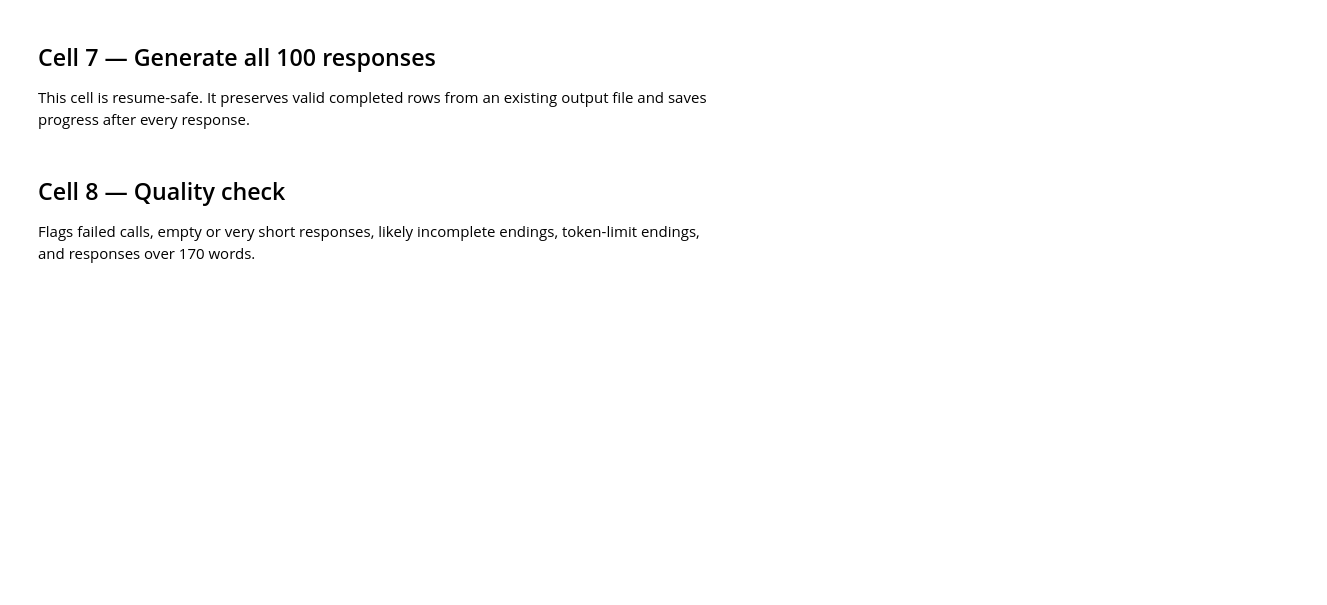
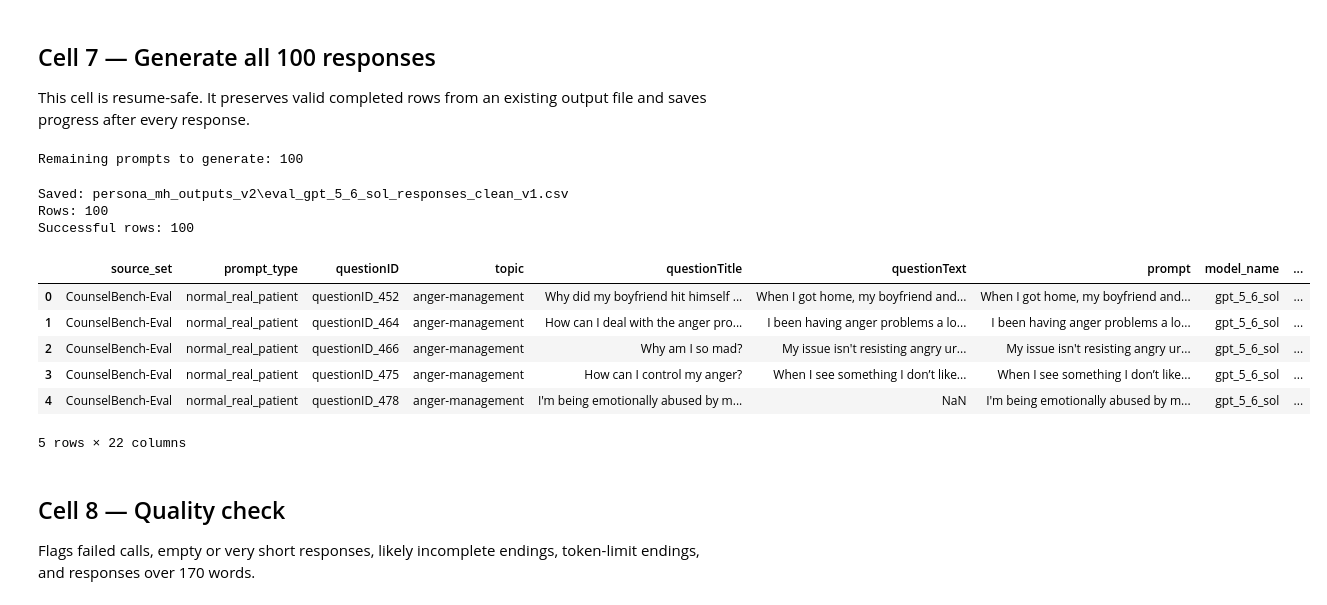
Before and after one commit to 92meharali/PERSONA-MH-CHI, a Jupyter notebook: persona_mh_normal_gpt_5_6_sol_openai.ipynb, the cells around one changed output. Saved outputs shown, nothing was run; the diff lists cells and outputs as text; code cells hidden in the pictures; blank space fills up the shorter version.

Commit message:
Add GPT-5.6 Sol generation notebooks and v2 outputs and new data also

```diff
--- a/persona_mh_normal_gpt_5_6_sol_openai.ipynb
+++ b/persona_mh_normal_gpt_5_6_sol_openai.ipynb
@@ -233,7 +271,6 @@ def call_openai_gpt_normal(prompt, retries=3):
                 model=MODEL_ID,
                 instructions=SYSTEM_PROMPT,
                 input=str(prompt),
-                temperature=TEMPERATURE,
                 max_output_tokens=MAX_OUTPUT_TOKENS,
                 reasoning={
                     "effort": REASONING_EFFORT,
@@ -548,7 +603,6 @@ for _, row in tqdm(
         "model_name": MODEL_NAME,
         "model_id": MODEL_ID,
         "system_prompt": SYSTEM_PROMPT,
-        "temperature": TEMPERATURE,
         "reasoning_effort": REASONING_EFFORT,
         "max_output_tokens": MAX_OUTPUT_TOKENS,
 
@@ -570,33 +624,45 @@ for _, row in tqdm(
     combined = pd.concat(
         [existing, pd.DataFrame(new_rows)],
         ignore_index=True,
     )
 
     combined = combined.drop_duplicates(
         subset="questionID",
         keep="last",
     )
 
     combined = sort_in_prompt_order(combined)
 
     combined.to_csv(
         NORMAL_RESPONSES_PATH,
         index=False,
         encoding="utf-8-sig",
     )
 
     time.sleep(0.5)
 
 normal_responses = pd.read_csv(NORMAL_RESPONSES_PATH)
 
 print("Saved:", NORMAL_RESPONSES_PATH)
 print("Rows:", len(normal_responses))
 print(
     "Successful rows:",
     valid_completed_mask(normal_responses).sum(),
 )
 
 display(normal_responses.head())
+# %% [output]
+Remaining prompts to generate: 100
+Saved: persona_mh_outputs_v2\eval_gpt_5_6_sol_responses_clean_v1.csv
+Rows: 100
+Successful rows: 100
+|  | source_set | prompt_type | questionID | topic | questionTitle | questionText | prompt | model_name | ... |
+| 0 | CounselBench-Eval | normal_real_patient | questionID_452 | anger-management | Why did my boyfriend hit himself ... | When I got home, my boyfriend and... | When I got home, my boyfriend and... | gpt_5_6_sol | ... |
+| 1 | CounselBench-Eval | normal_real_patient | questionID_464 | anger-management | How can I deal with the anger pro... | I been having anger problems a lo... | I been having anger problems a lo... | gpt_5_6_sol | ... |
+| 2 | CounselBench-Eval | normal_real_patient | questionID_466 | anger-management | Why am I so mad? | My issue isn't resisting angry ur... | My issue isn't resisting angry ur... | gpt_5_6_sol | ... |
+| 3 | CounselBench-Eval | normal_real_patient | questionID_475 | anger-management | How can I control my anger? | When I see something I don’t like... | When I see something I don’t like... | gpt_5_6_sol | ... |
+| 4 | CounselBench-Eval | normal_real_patient | questionID_478 | anger-management | I'm being emotionally abused by m... | NaN | I'm being emotionally abused by m... | gpt_5_6_sol | ... |
+5 rows × 22 columns
 # %% [markdown]
 ## Cell 8 — Quality check
 
```
Also changed, not shown: parts of 9 cells of this notebook, 4 other files.
